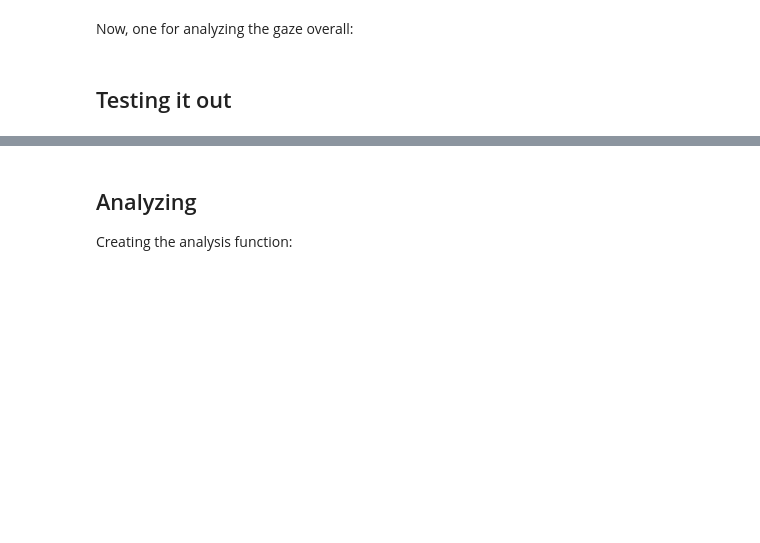
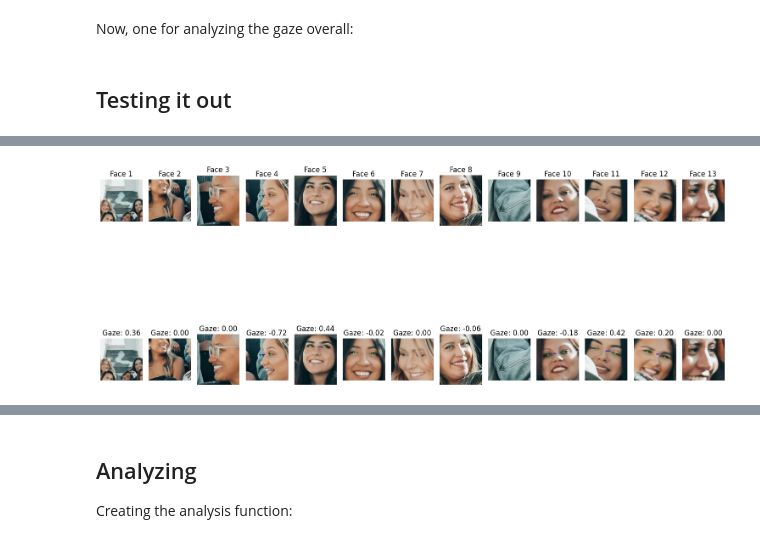
Before and after one commit to lunen-jm/GroupSleuthAI, a Jupyter notebook: notebooks/3gaze_detection.ipynb, the cells around one changed output, grey strips where cells are left out. Drawn from its saved outputs; the diff is of its cells as text; code cells hidden in the pictures; blank space fills up the shorter version.

```diff
--- a/notebooks/3gaze_detection.ipynb
+++ b/notebooks/3gaze_detection.ipynb
@@ -403,0 +232,79 @@ No face detected
+# %%
+# Import our face detector
+from src.face_utils import detect_faces2
+
+
+
+# Test on a sample image
+def test_gaze_detection(image_path):
+    """Test gaze detection on a face image"""
+
+    # Detect faces
+    faces, boxes, image = detect_faces2(image_path)
+
+    if len(faces) == 0:
+        print("No faces detected!")
+        return
+
+    plt.figure(figsize=(15, 10))
+
+    # Process each face
+    for i, (face, box) in enumerate(zip(faces, boxes)):
+        # Analyze gaze
+        gaze_vector, face_with_gaze = analyze_gaze(face)
+
+        # Display the result
+        plt.subplot(2, len(faces), i + 1)
+        plt.imshow(face)
+        plt.title(f"Face {i+1}")
+        plt.axis("off")
+
+        plt.subplot(2, len(faces), i + 1 + len(faces))
+        plt.imshow(face_with_gaze)
+        plt.title(f"Gaze: {gaze_vector[0]:.2f}")
+        plt.axis("off")
+
+    plt.tight_layout()
+    plt.show()
+
+    # Show full image with boxes
+    plt.figure(figsize=(10, 8))
+    plt.imshow(image)
+
+    # Draw boxes and add gaze info
+    for i, box in enumerate(boxes):
+        x1, y1, x2, y2 = box
+        plt.gca().add_patch(
+            plt.Rectangle((x1, y1), x2-x1, y2-y1,
+                          fill=False, color='green', linewidth=2)
+        )
+
+        # Analyze gaze for this face
+        gaze_vector, _ = analyze_gaze(faces[i])
+
+        # Add text about gaze
+        if gaze_vector[0] < -0.2:
+            gaze_text = "Looking Left"
+        elif gaze_vector[0] > 0.2:
+            gaze_text = "Looking Right"
+        else:
+            gaze_text = "Looking Center"
+
+        plt.text(x1, y1-10, gaze_text, color='white', fontsize=12,
+                 bbox=dict(facecolor='green', alpha=0.7))
+
+    plt.title("Detected Faces with Gaze Direction")
+    plt.axis("off")
+    plt.show()
+
+# If we have a test images folder, test on one of the images
+if os.path.exists('../data2/test_images'):
+    test_files = os.listdir('../data2/test_images')
+    if len(test_files) > 0:
+        test_image = os.path.join('../data2/test_images', test_files[3])
+        test_gaze_detection(test_image)
+    else:
+        print("No test images found!")
+else:
+    print("Test images folder not found!")
+# %% [output]
@@ -403,0 +325 @@ No face detected
+[figure, added]
```
Also changed, not shown: parts of 5 cells of this notebook, 56 other files.
